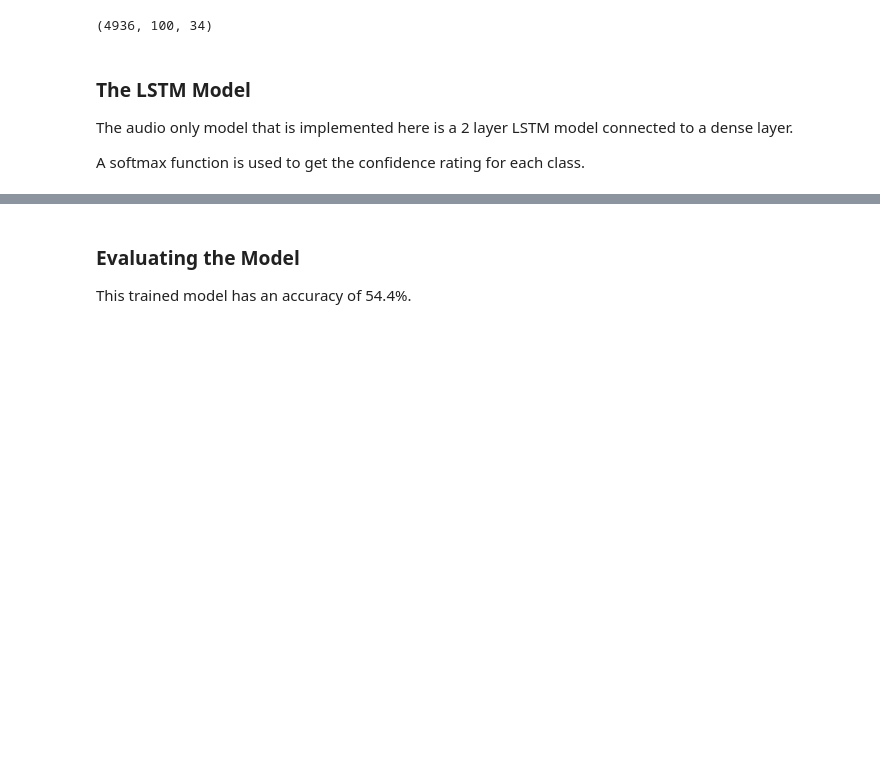
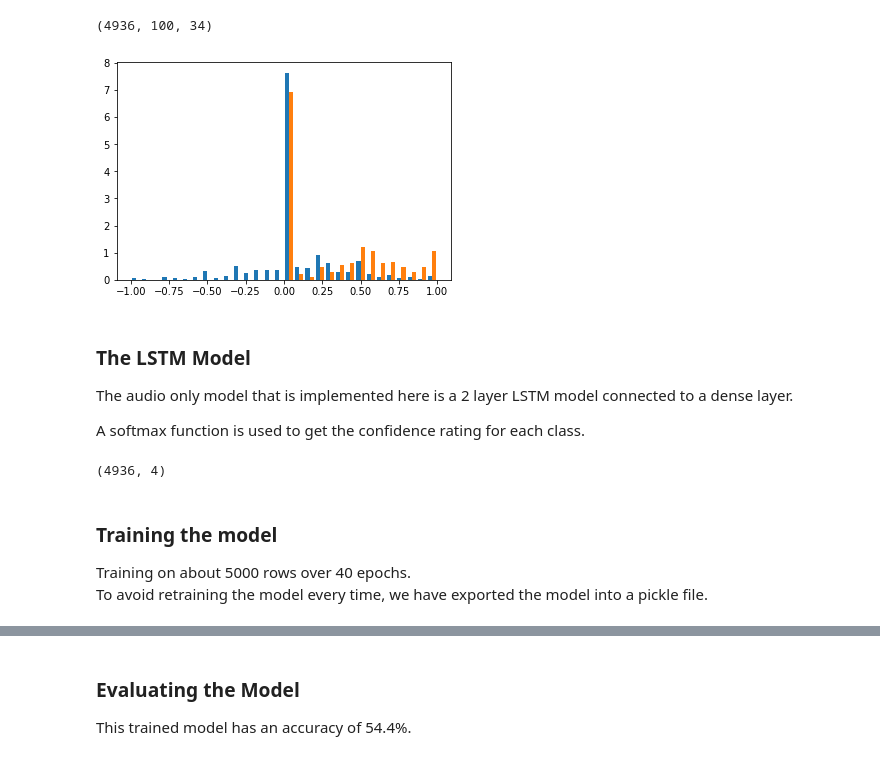
Before and after one commit to AndresR15/Capstone---RTSD-System, a Jupyter notebook: Code/Notebook tests/Working_Audio_Model.ipynb, the cells around one changed output, grey strips where cells are left out. Cells and saved outputs as stored; diff of their text form; code cells hidden in the pictures; blank space fills up the shorter version.

```diff
--- a/Code/Notebook tests/Working_Audio_Model.ipynb
+++ b/Code/Notebook tests/Working_Audio_Model.ipynb
@@ -112,4 +119,10 @@ def calculate_features(frames, freq, options):
 # %%
+import speech_recognition as sr
+from speech_recognition import AudioData
+
+r = sr.Recognizer()
+r.energy_threshold = 280
+
 # generating training data take a while, here we load the training data into the np array from a file
 x_train_file = "../Misc/Saved_data/x_test_speech.npy"
 
@@ -119,15 +132,26 @@ if load:
 else:
     # set up the training set
     x_train_speech = []
+    x_transcript = []
+
 
     counter = 0
+    framerate = 16000
     for ses_mod in data2:
         x_head = ses_mod['signal']
         st_features = calculate_features(x_head, framerate, None)
         st_features, _ = pad_sequence_into_array(st_features, maxlen=100)
         x_train_speech.append( st_features.T )
 
+        # audio_wav = AudioData(frame_data = x_head,
+        #                       sample_rate = framerate,
+        #                       sample_width = len(x_head))
+        x_transcript.append([TextBlob(ses_mod['transcription']).polarity,
+                             TextBlob(ses_mod['transcription']).subjectivity])
+
+
     x_train_speech = np.array(x_train_speech)
+    x_transcript = np.array(x_transcript)
     x_train_speech.shape
 
     # save model after it has been trained
@@ -137,6 +161,11 @@ else:
 x_train_speech.shape
 # %% [output]
 (4936, 100, 34)
+# %%
+plt.hist(x_transcript, density=True, bins=30)
+plt.show()
+# %% [output]
+[figure, added]
 # %% [markdown]
 ### The LSTM Model
 
@@ -158,0 +260,15 @@ def lstm_model(optimizer='Adadelta'):
+# %%
+# split labels from training data
+Y_raw =[]
+for ses_mod in data2:
+    Y_raw.append(ses_mod['emotion'])
+
+#converts labels into a one hot encoded version
+Y = label_binarize(Y_raw ,emotions_used)
+Y.shape
+# %% [output]
+(4936, 4)
+# %% [markdown]
+### Training the model
+Training on about 5000 rows over 40 epochs. <br>
+To avoid retraining the model every time, we have exported the model into a pickle file.
```
Also changed, not shown: parts of 20 cells of this notebook, 9 other files.
